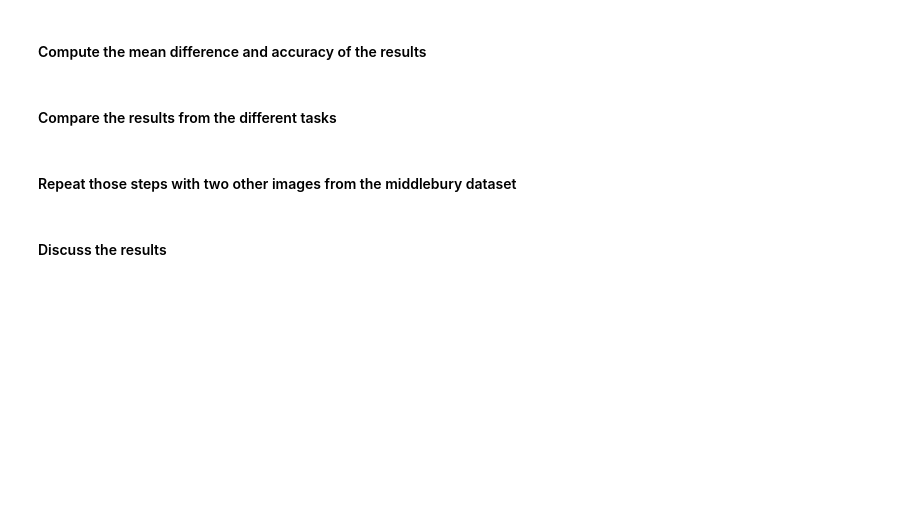
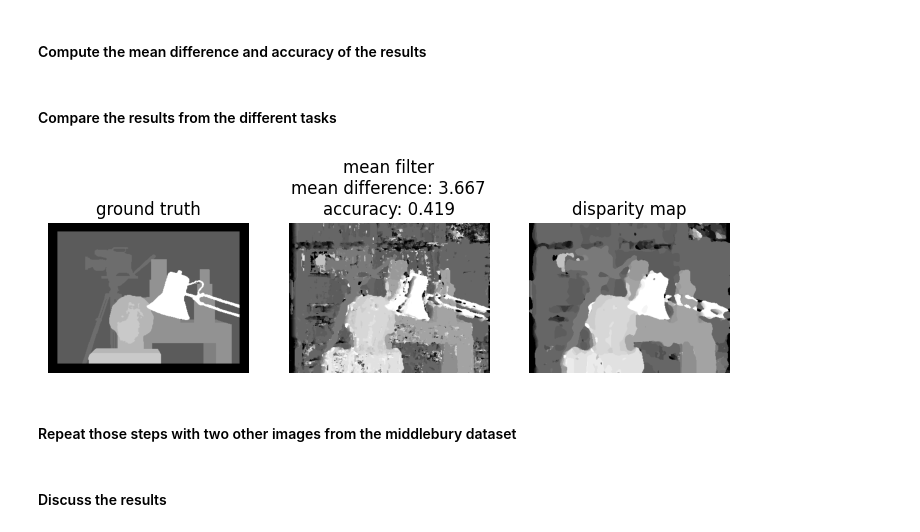
Before and after one commit to mscheiber98/StereoVision24, a Jupyter notebook: Stereo Vision - Exercise Notebook - 2024.ipynb, the cells around one changed output. Drawn from its saved outputs; the diff is of its cells as text; code cells hidden in the pictures; blank space fills up the shorter version.

Commit message:
remove "disparity normalization" in 1/ adjust result metrics

```diff
--- a/Stereo Vision - Exercise Notebook - 2024.ipynb
+++ b/Stereo Vision - Exercise Notebook - 2024.ipynb
@@ -147,19 +152,22 @@ plt.show()
 # %%
 ## Parameters
 # TODO: Find optimal parameters
-average_filter_kernel = 3
+average_filter_kernel = 5
 max_disparity = 25
-alpha = 0 #high alpha means high influence of color difference and lower influence of gradient distance)
+alpha = 0.6 #high alpha means high influence of color difference and lower influence of gradient distance)
 Tc = 50
 Tg = 30
 
 # Compute cost volume
+# float64
 cost_volume = compute_cost_volume(left_image, right_image, max_disparity=max_disparity, alpha=alpha, Tc=Tc, Tg=Tg)
 
 # Apply the average filter
+# float64
 cost_volume = average_filter(cost_volume, average_filter_kernel)
 
 # Compute the disparity from the cost volume
+# int64
 disparity = compute_disparity_from_cost_volume(cost_volume)
 
 # Visualize the results
@@ -263,12 +271,40 @@ plot_compare(inpainted_disparity, left_disparity, height=400)
 #### Compute the mean difference and accuracy of the results
 # %%
 # TODO: load ground truth and compute metrics
+gt = read_image(gt_path)
+gt = (gt[:,:,0]/8).astype("int64")
+
+diff = cv.absdiff(gt, disparity)
+mean = np.round(np.mean(diff), 3)
+
+# accuracy is the amount of correct classifications in relation to all classifications
+correct = np.sum(gt == disparity)
+all = disparity.shape[0] * disparity.shape[1]
+acc = np.round(correct / all, 3)
 # %% [markdown]
 #### Compare the results from the different tasks
 # %%
 # TODO: display the disparity maps from the different tasks as well as the ground truth
+fig = plt.figure(figsize=(15,15))
+rows = 1
+columns = 5
+fig.add_subplot(rows,columns,1)
+plt.imshow(gt, cmap="gray")
+plt.axis("off")
+plt.title("ground truth")
+fig.add_subplot(rows,columns,2)
+plt.axis("off")
+plt.title("mean filter" + "\n" + "mean difference: " + str(mean) + "\n" + "accuracy: " + str(acc))
+plt.imshow(disparity, cmap="gray")
+fig.add_subplot(rows,columns,3)
+plt.axis("off")
+plt.title("disparity map")
+plt.imshow(disparity_map, cmap="gray")
+plt.show()
 
 # TODO: calculate the evaluation metrics for each of the results
+# %% [output]
+[figure, added]
 # %% [markdown]
 #### Repeat those steps with two other images from the middlebury dataset
 # %%
```
Also changed, not shown: parts of 4 cells of this notebook.
